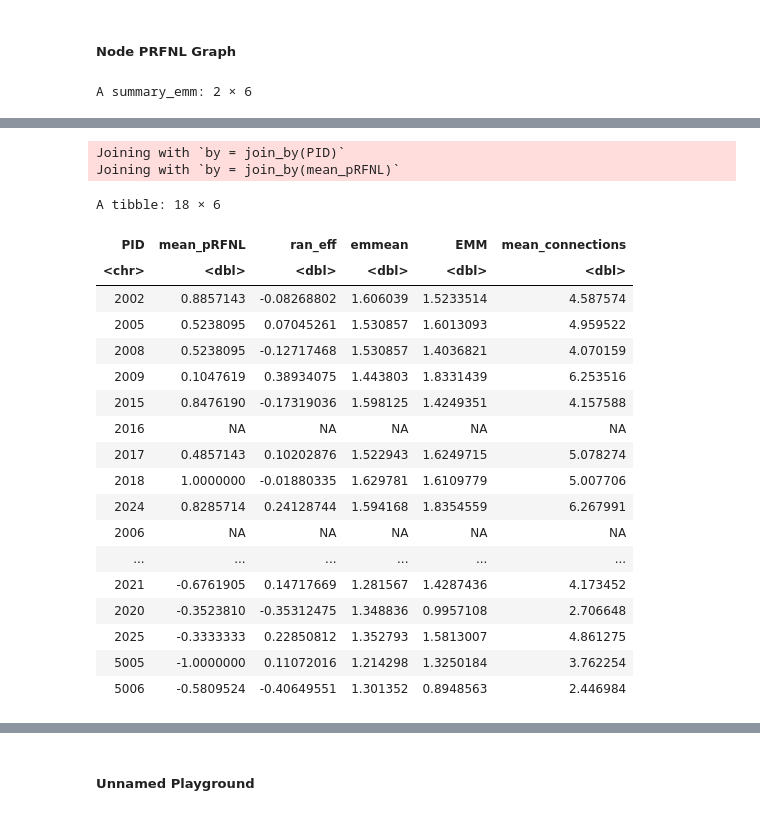
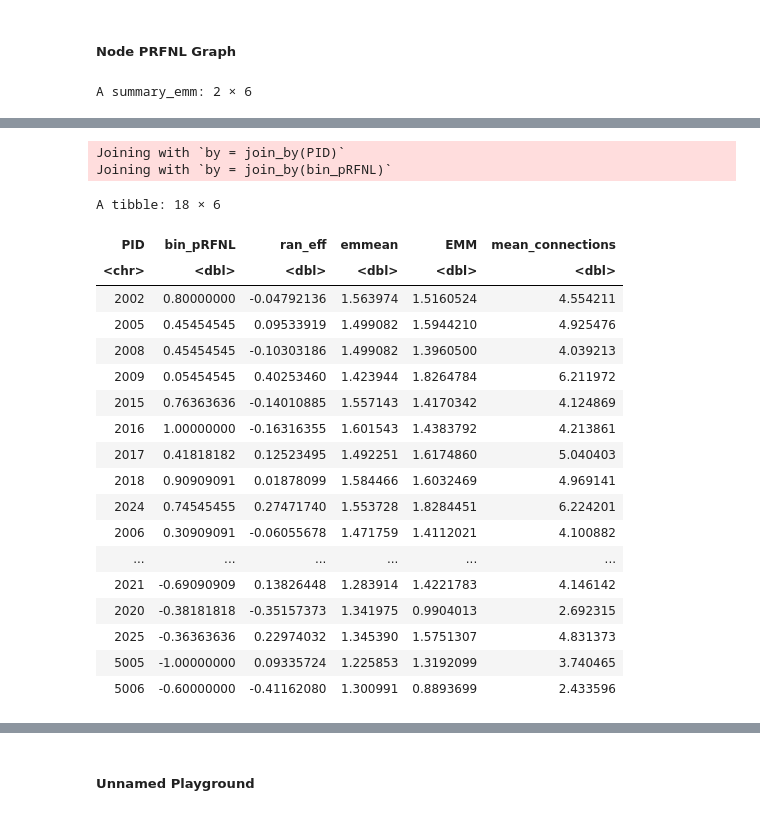
Before and after one commit to SanD94/VReGTrET, a Jupyter notebook: GraphTheory_ET_VR_Westbrueck/Analysis/raw_gaze_analysis/figure_glaucoma_playground.ipynb, the cells around one changed output, grey strips where cells are left out. Saved outputs shown, nothing was run; the diff lists cells and outputs as text; code cells hidden in the pictures.

Commit message:
add correct estimation for vf-ndc

```diff
--- a/GraphTheory_ET_VR_Westbrueck/Analysis/raw_gaze_analysis/figure_glaucoma_playground.ipynb
+++ b/GraphTheory_ET_VR_Westbrueck/Analysis/raw_gaze_analysis/figure_glaucoma_playground.ipynb
@@ -142,6 +142,32 @@ Welcome to emmeans.
 The following object is masked from ‘package:dplyr’:
 
     select
+# %%
+eval_md_bin <- function(md_right, md_left) {
+  # dB values to be averaged
+  # md_right is dB
+  # md_left is dB
+  right_x <- 10^(md_right / 10)
+  left_x <- 10^(md_left / 10)
+  bin_x <- sqrt(right_x ^ 2 + left_x ^ 2)
+  md_bin <- log10(bin_x) * 10
+  return(md_bin)
+}
+
+eval_va_bin <- function(va_right, va_left, va_bin) {
+  if (!is.na(va_bin)) {
+    return(va_bin)
+  }
+  return(min(va_right, va_left))
+}
+
+eval_pRFNL_bin <- function(pRFNL_right, pRFNL_left) {
+  return(mean(c(pRFNL_right, pRFNL_left), na.rm = TRUE))
+}
+
+eval_logMAR <- function(va) {
+  return(-log10(va))
+}
 # %%
 library(scales)
 df_filtered <- df %>%
@@ -712,23 +696,22 @@ model_bl_bestMD_filtered <- glmer(mean_connections ~ best_MD + building_location
 # %% [markdown]
 ##### Node PRFNL Graph
 # %%
-est_mean_pRFNL <- vf_df_pick %>% pull(mean_pRFNL)
-est_mean_pRFNL <- est_mean_pRFNL[!is.na(est_mean_pRFNL)] %>% unique() %>% sort()
-emm_fixed <- emmeans(model_bl_pRFNL_filtered, ~ mean_pRFNL, at = list(mean_pRFNL  = est_mean_pRFNL))
-emmeans(model_bl_pRFNL_filtered, ~ building_location) %>% summary()
-inv_link_fun <- family(model_bl_pRFNL_filtered)$linkinv
+est_mean_pRFNL <- vf_df_pick %>% pull(bin_pRFNL)
+est_mean_pRFNL <- est_mean_pRFNL %>% unique() %>% sort()
+emm_fixed <- emmeans(model_bl_bin_pRFNL_node, ~ bin_pRFNL, at = list(bin_pRFNL  = est_mean_pRFNL))
+emmeans(model_bl_bin_pRFNL_node, ~ building_location) %>% summary()
+inv_link_fun <- family(model_bl_bin_pRFNL_node)$linkinv
 
 # Convert to data frame
-fixed_preds <- emm_fixed %>% as_tibble() %>% dplyr::select(mean_pRFNL, emmean)
+fixed_preds <- emm_fixed %>% as_tibble() %>% dplyr::select(bin_pRFNL, emmean)
 # Now add the random effects for each PID level manually
-r1_effects <- ranef(model_bl_pRFNL_filtered)$PID %>%
+r1_effects <- ranef(model_bl_bin_pRFNL_node)$PID %>%
     rownames_to_column() %>%
     rename(
         PID = rowname,
         ran_eff = `(Intercept)`
     )
-
-pid_estimations <- vf_df_pick %>% dplyr::select(PID, mean_pRFNL) %>%
+pid_estimations <- vf_df_pick %>% dplyr::select(PID, bin_pRFNL) %>%
     left_join(r1_effects) %>%
     left_join(fixed_preds) %>%
     mutate(
@@ -745,21 +728,21 @@ A summary_emm: 2 × 6
 Joining with `by = join_by(PID)`
-Joining with `by = join_by(mean_pRFNL)`
+Joining with `by = join_by(bin_pRFNL)`
 A tibble: 18 × 6
-| PID | mean_pRFNL | ran_eff | emmean | EMM | mean_connections |
+| PID | bin_pRFNL | ran_eff | emmean | EMM | mean_connections |
 | <chr> | <dbl> | <dbl> | <dbl> | <dbl> | <dbl> |
-| 2002 | 0.8857143 | -0.08268802 | 1.606039 | 1.5233514 | 4.587574 |
-| 2005 | 0.5238095 | 0.07045261 | 1.530857 | 1.6013093 | 4.959522 |
-| 2008 | 0.5238095 | -0.12717468 | 1.530857 | 1.4036821 | 4.070159 |
-| 2009 | 0.1047619 | 0.38934075 | 1.443803 | 1.8331439 | 6.253516 |
-| 2015 | 0.8476190 | -0.17319036 | 1.598125 | 1.4249351 | 4.157588 |
-| 2016 | NA | NA | NA | NA | NA |
-| 2017 | 0.4857143 | 0.10202876 | 1.522943 | 1.6249715 | 5.078274 |
-| 2018 | 1.0000000 | -0.01880335 | 1.629781 | 1.6109779 | 5.007706 |
-| 2024 | 0.8285714 | 0.24128744 | 1.594168 | 1.8354559 | 6.267991 |
-| 2006 | NA | NA | NA | NA | NA |
+| 2002 | 0.80000000 | -0.04792136 | 1.563974 | 1.5160524 | 4.554211 |
+| 2005 | 0.45454545 | 0.09533919 | 1.499082 | 1.5944210 | 4.925476 |
+| 2008 | 0.45454545 | -0.10303186 | 1.499082 | 1.3960500 | 4.039213 |
+| 2009 | 0.05454545 | 0.40253460 | 1.423944 | 1.8264784 | 6.211972 |
+| 2015 | 0.76363636 | -0.14010885 | 1.557143 | 1.4170342 | 4.124869 |
+| 2016 | 1.00000000 | -0.16316355 | 1.601543 | 1.4383792 | 4.213861 |
+| 2017 | 0.41818182 | 0.12523495 | 1.492251 | 1.6174860 | 5.040403 |
+| 2018 | 0.90909091 | 0.01878099 | 1.584466 | 1.6032469 | 4.969141 |
+| 2024 | 0.74545455 | 0.27471740 | 1.553728 | 1.8284451 | 6.224201 |
+| 2006 | 0.30909091 | -0.06055678 | 1.471759 | 1.4112021 | 4.100882 |
 | ... | ... | ... | ... | ... | ... |
-| 2021 | -0.6761905 | 0.14717669 | 1.281567 | 1.4287436 | 4.173452 |
-| 2020 | -0.3523810 | -0.35312475 | 1.348836 | 0.9957108 | 2.706648 |
-| 2025 | -0.3333333 | 0.22850812 | 1.352793 | 1.5813007 | 4.861275 |
-| 5005 | -1.0000000 | 0.11072016 | 1.214298 | 1.3250184 | 3.762254 |
-| 5006 | -0.5809524 | -0.40649551 | 1.301352 | 0.8948563 | 2.446984 |
+| 2021 | -0.69090909 | 0.13826448 | 1.283914 | 1.4221783 | 4.146142 |
+| 2020 | -0.38181818 | -0.35157373 | 1.341975 | 0.9904013 | 2.692315 |
+| 2025 | -0.36363636 | 0.22974032 | 1.345390 | 1.5751307 | 4.831373 |
+| 5005 | -1.00000000 | 0.09335724 | 1.225853 | 1.3192099 | 3.740465 |
+| 5006 | -0.60000000 | -0.41162080 | 1.300991 | 0.8893699 | 2.433596 |
```
Also changed, not shown: parts of 22 cells of this notebook.
